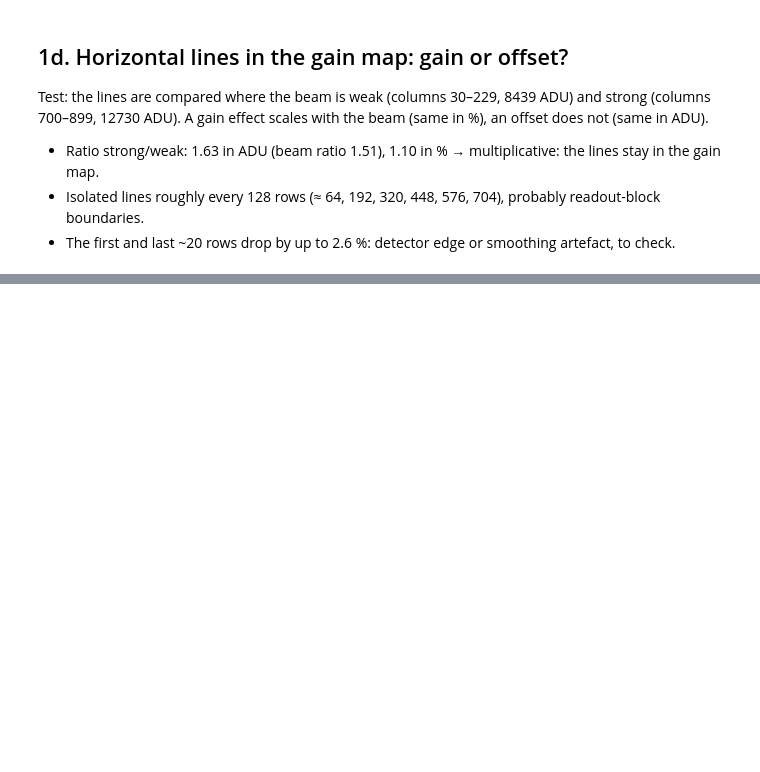
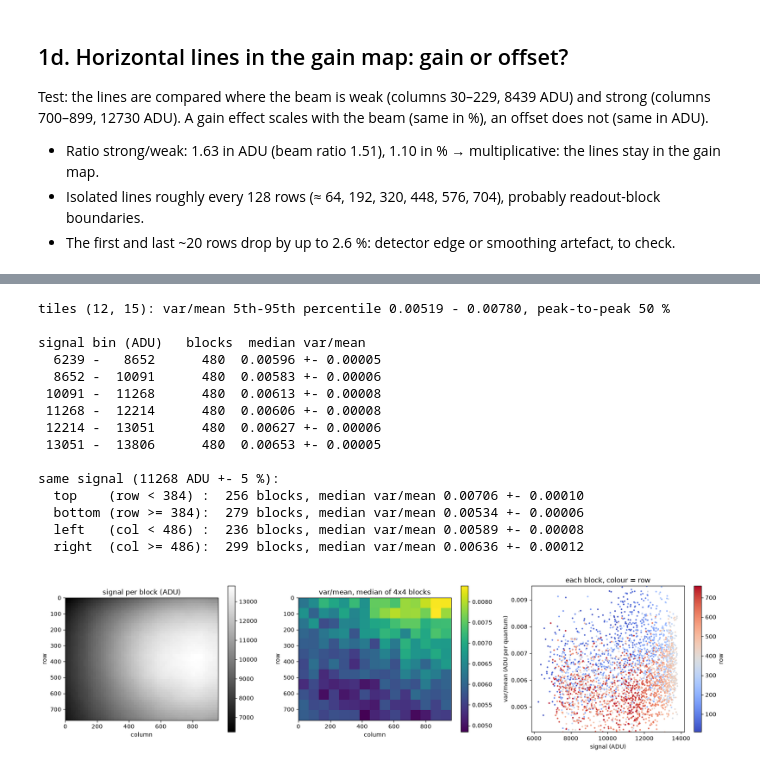
Before and after one commit to andreapasotti-eng/xray-detector-chain, a Jupyter notebook: notebooks/02_simulator_parameters.ipynb, the cells around one changed output, grey strips where cells are left out. Cells and saved outputs as stored; diff of their text form; code cells hidden in the pictures; blank space fills up the shorter version.

```diff
--- a/notebooks/02_simulator_parameters.ipynb
+++ b/notebooks/02_simulator_parameters.ipynb
@@ -302,0 +380,72 @@ Test: the lines are compared where the beam is weak (columns 30–229, 8439 ADU)
+# %%
+T = 4  # tile = 4 x 4 blocks = 64 x 64 pixels
+
+
+def tiles(m, t=T):
+    """Median of each t x t group of blocks."""
+    nr, nc = m.shape[0] // t, m.shape[1] // t
+    return np.median(m[: nr * t, : nc * t].reshape(nr, t, nc, t), axis=(1, 3))
+
+
+def median_se(x):
+    """Median and its standard error (1.25 x robust spread / sqrt(n))."""
+    p16, p84 = np.percentile(x, [16, 84])
+    return np.median(x), 1.25 * (p84 - p16) / 2 / np.sqrt(x.size)
+
+
+rows_b, cols_b = (np.indices(mean_map.shape) + 0.5) * B  # centre of each block (pixels)
+
+q_tile = tiles(q_d)  # 12 x 15 map of var/mean
+lo, hi = np.percentile(q_tile, [5, 95])
+print(f"tiles {q_tile.shape}: var/mean 5th-95th percentile {lo:.5f} - {hi:.5f}, "
+      f"peak-to-peak {100 * (hi / lo - 1):.0f} %")
+
+edges = np.percentile(mean_map, np.linspace(0, 100, 7))  # 6 bins, same number of blocks
+print("\nsignal bin (ADU)   blocks  median var/mean")
+for a, b in itertools.pairwise(edges):
+    m, se = median_se(q_d[(mean_map >= a) & (mean_map <= b)])
+    print(f"{a:6.0f} - {b:6.0f}   {((mean_map >= a) & (mean_map <= b)).sum():6d}  {m:.5f} +- {se:.5f}")
+
+s_med = np.median(mean_map)
+band = np.abs(mean_map / s_med - 1) < 0.05  # blocks within +-5 % of the median signal
+print(f"\nsame signal ({s_med:.0f} ADU +- 5 %):")
+for name, sel in [("top    (row < 384) ", rows_b < 384), ("bottom (row >= 384)", rows_b >= 384),
+                  ("left   (col < 486) ", cols_b < 486), ("right  (col >= 486)", cols_b >= 486)]:
+    m, se = median_se(q_d[band & sel])
+    print(f"  {name}: {(band & sel).sum():4d} blocks, median var/mean {m:.5f} +- {se:.5f}")
+
+fig, ax = plt.subplots(1, 3, figsize=(17, 4.5))
+im = ax[0].imshow(mean_map, cmap="gray", extent=ext)
+ax[0].set_title("signal per block (ADU)")
+fig.colorbar(im, ax=ax[0])
+im = ax[1].imshow(q_tile, cmap="viridis", extent=ext)
+ax[1].set_title("var/mean, median of 4x4 blocks")
+fig.colorbar(im, ax=ax[1])
+for a in ax[:2]:
+    a.set_xlabel("column")
+    a.set_ylabel("row")
+sc = ax[2].scatter(mean_map.ravel(), q_d.ravel(), c=rows_b.ravel(), s=3, cmap="coolwarm")
+ax[2].set_ylim(np.percentile(q_d, [1, 99]))
+ax[2].set_xlabel("signal (ADU)")
+ax[2].set_ylabel("var/mean (ADU per quantum)")
+ax[2].set_title("each block, colour = row")
+fig.colorbar(sc, ax=ax[2], label="row")
+plt.tight_layout()
+plt.show()
+# %% [output]
+tiles (12, 15): var/mean 5th-95th percentile 0.00519 - 0.00780, peak-to-peak 50 %
+
+signal bin (ADU)   blocks  median var/mean
+  6239 -   8652      480  0.00596 +- 0.00005
+  8652 -  10091      480  0.00583 +- 0.00006
+ 10091 -  11268      480  0.00613 +- 0.00008
+ 11268 -  12214      480  0.00606 +- 0.00008
+ 12214 -  13051      480  0.00627 +- 0.00006
+ 13051 -  13806      480  0.00653 +- 0.00005
+
+same signal (11268 ADU +- 5 %):
+  top    (row < 384) :  256 blocks, median var/mean 0.00706 +- 0.00010
+  bottom (row >= 384):  279 blocks, median var/mean 0.00534 +- 0.00006
+  left   (col < 486) :  236 blocks, median var/mean 0.00589 +- 0.00008
+  right  (col >= 486):  299 blocks, median var/mean 0.00636 +- 0.00012
+[figure, added]
```
Also changed, not shown: parts of 9 cells of this notebook, 3 other files.
